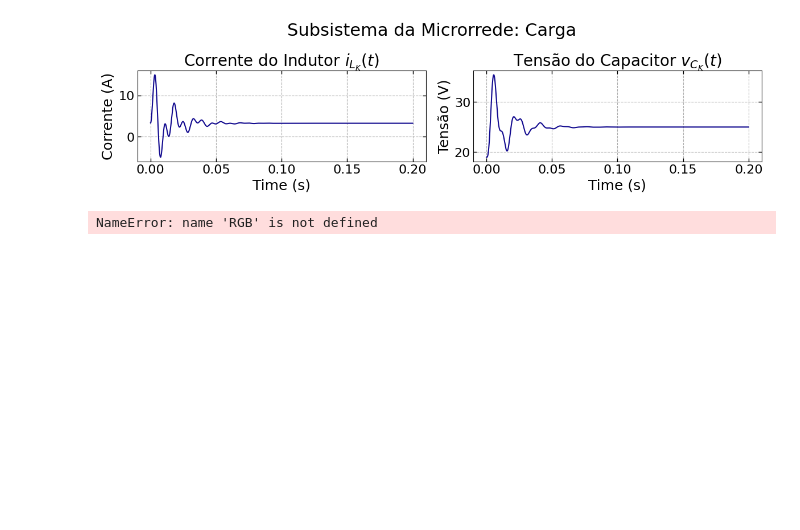
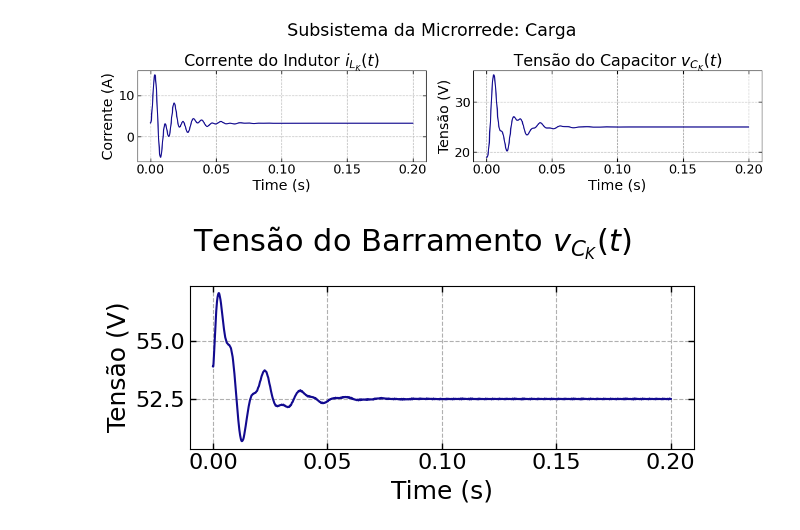
Before and after one commit to andel-vitorio/etc-for-dc-microgrids, a Jupyter notebook: notebooks/microgrid-simulation.ipynb, the cells around one changed output. Cells and saved outputs as stored; diff of their text form; code cells hidden in the pictures; blank space fills up the shorter version.

```diff
--- a/notebooks/microgrid-simulation.ipynb
+++ b/notebooks/microgrid-simulation.ipynb
@@ -262,25 +262,25 @@ plt.tight_layout()
 [figure]
 # %%
 # Tensão do Barramento
-VE = - RGB * y[2] + (RGB / RG2) * y[3] + (RGB / RB2) * y[4]
+VE = (REQ / R12) * y[1] + (REQ / R22) * y[3] - REQ * IB_O - REQ * y[4]
 
 # Definindo o tamanho da figura e os subplots
 fig, axs = plt.subplots(1, 1, figsize=(6, 3))
 
 # Adicionando o título à figura
 fig.suptitle("Tensão do Barramento $v_{C_K}(t)$", fontsize=22)
 
 # set_subplot(
 #     axs[0], t, y[2],
 #     'Time (s)', 'Corrente (A)', 'Corrente do Indutor $i_{L_K}(t)$',
 # )
 
 # Configurando o subplot da Tensão do Capacitor
 set_subplot(
     axs,  t, VE,
     'Time (s)', 'Tensão (V)', '',
 )
 
 plt.tight_layout()
 # %% [output]
-NameError: name 'RGB' is not defined
+[figure, added]
```
Also changed, not shown: 3 other files.
